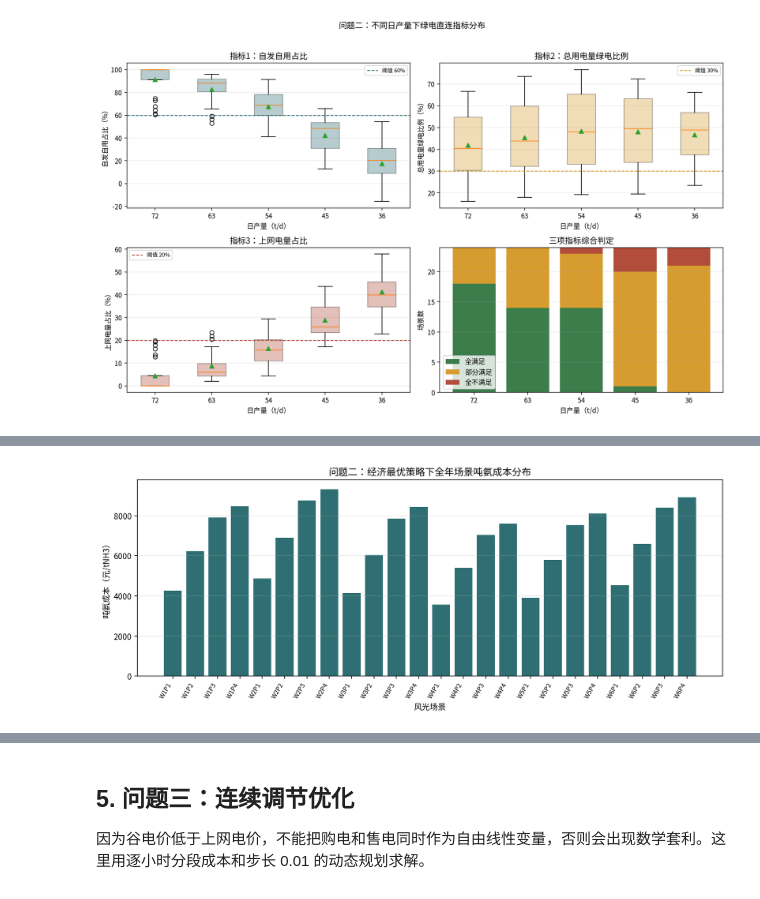
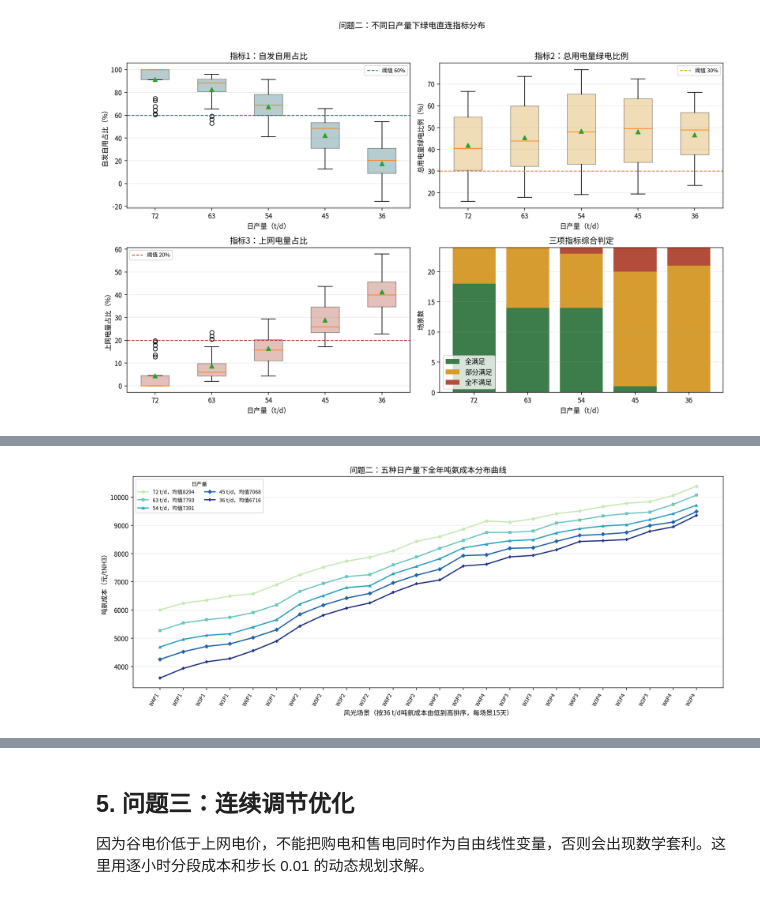
Before and after one commit to wurldwen/---, a Jupyter notebook: A题第1-4题计算代码.ipynb, the cells around one changed output, grey strips where cells are left out. Saved outputs shown, nothing was run; the diff lists cells and outputs as text; code cells hidden in the pictures.

```diff
--- a/A题第1-4题计算代码.ipynb
+++ b/A题第1-4题计算代码.ipynb
@@ -596,9 +596,24 @@ q2_boxplot_outlier_summary
 q2_class = q2_df['判定'].value_counts().rename_axis('分类').reset_index(name='场景数')
 q2_class['天数'] = q2_class['场景数'] * 15
 q2_class['占比'] = q2_class['场景数'] / 24
-annual_cost_q2 = (q2_df['吨氨成本/元'] * q2_df['产量/t'] * 15).sum() / (q2_df['产量/t'] * 15).sum()
+annual_total_cost_q2 = (q2_df['吨氨成本/元'] * q2_df['产量/t'] * 15).sum()
 annual_prod_q2 = (q2_df['产量/t'] * 15).sum()
-q2_class, annual_prod_q2, annual_cost_q2
+annual_cost_q2 = annual_total_cost_q2 / annual_prod_q2
+
+q2_production_annual = (
+    q2_all_df
+    .assign(日成本=lambda df: df['吨氨成本/元'] * df['产量/t'])
+    .groupby('产量/t')
+    .agg(
+        全年产量=('产量/t', lambda s: s.iloc[0] * 24 * 15),
+        全年总成本=('日成本', lambda s: (s * 15).sum()),
+        全年平均吨氨成本=('日成本', lambda s: (s * 15).sum() / (q2_all_df.loc[s.index, '产量/t'] * 15).sum()),
+    )
+    .reset_index()
+)
+q2_production_annual.to_csv(OUT / 'q2_annual_cost_by_production.csv', index=False, encoding='utf-8-sig')
+
+q2_class, annual_prod_q2, annual_total_cost_q2, annual_cost_q2, q2_production_annual
 # %% [output]
 (     分类  场景数   天数     占比
  0  部分满足   21  315  0.875
@@ -608,13 +630,58 @@ q2_class, annual_prod_q2, annual_cost_q2
 # %%
-plt.figure(figsize=(11, 4.5), dpi=160)
-plt.bar(np.arange(len(q2_df)), q2_df['吨氨成本/元'], color='#2f6f73')
-plt.xticks(np.arange(len(q2_df)), q2_df['场景'], rotation=60, ha='right', fontsize=8)
-plt.ylabel('吨氨成本（元/tNH3）')
-plt.xlabel('风光场景')
-plt.title('问题二：经济最优策略下全年场景吨氨成本分布')
-plt.grid(axis='y', alpha=0.25)
-plt.tight_layout()
-plt.savefig(OUT / 'q2_best_cost_distribution.png')
+# 问题二（2）：每种日产量下的全年吨氨成本分布曲线。
+# 横坐标按36 t/d的吨氨成本升序排列，同时保留具体风光场景标签。
+scenario_order = (
+    q2_all_df.loc[q2_all_df['产量/t'] == 36]
+    .sort_values('吨氨成本/元')['场景']
+    .tolist()
+)
+curve_df = q2_all_df.copy()
+curve_df['场景'] = pd.Categorical(curve_df['场景'], categories=scenario_order, ordered=True)
+curve_df = curve_df.sort_values(['场景', '产量/t'])
+
+fig, ax = plt.subplots(figsize=(13.5, 5.6), dpi=160)
+colors = plt.cm.YlGnBu(np.linspace(0.25, 0.9, len(PRODUCTIONS)))
+markers = ['o', 's', '^', 'D', 'P']
+x = np.arange(1, len(scenario_order) + 1)
+for p, color, marker in zip(PRODUCTIONS, colors, markers):
+    sub = curve_df[curve_df['产量/t'] == p].set_index('场景').loc[scenario_order]
+    avg = q2_production_annual.loc[q2_production_annual['产量/t'] == p, '全年平均吨氨成本'].iloc[0]
+    ax.plot(x, sub['吨氨成本/元'], marker=marker, markersize=4, linewidth=1.8, label=f'{p} t/d，均值{avg:.0f}', color=color)
+
+ax.set_xticks(x)
+ax.set_xticklabels(scenario_order, rotation=60, ha='right', fontsize=8)
+ax.set_xlabel('风光场景（按36 t/d吨氨成本由低到高排序，每场景15天）')
+ax.set_ylabel('吨氨成本（元/tNH3）')
+ax.set_title('问题二：五种日产量下全年吨氨成本分布曲线')
+ax.grid(axis='y', alpha=0.25)
+ax.legend(title='日产量', fontsize=8, title_fontsize=8, ncol=2)
+fig.tight_layout()
+fig.savefig(OUT / 'q2_cost_distribution_curves_by_production.png', bbox_inches='tight')
 plt.show()
+
+# 逐场景最低成本策略仅作为经济最优策略补充图。
+best_plot_df = q2_df.copy()
+best_plot_df['场景'] = pd.Categorical(best_plot_df['场景'], categories=scenario_order, ordered=True)
+best_plot_df = best_plot_df.sort_values('场景')
+best_plot_df['场景序号'] = np.arange(1, len(best_plot_df) + 1)
+best_plot_df['代表天数'] = 15
+best_plot_df['场景成本/万元'] = best_plot_df['吨氨成本/元'] * best_plot_df['产量/t'] * best_plot_df['代表天数'] / 10000
+
+fig, ax = plt.subplots(figsize=(12.5, 4.8), dpi=160)
+ax.plot(best_plot_df['场景序号'], best_plot_df['吨氨成本/元'], marker='o', linewidth=2, color='#2f6f73')
+ax.axhline(annual_cost_q2, color='#b14d3a', linestyle='--', linewidth=1.5, label=f'全年加权平均 {annual_cost_q2:.0f} 元/t')
+ax.fill_between(best_plot_df['场景序号'], best_plot_df['吨氨成本/元'], annual_cost_q2, color='#2f6f73', alpha=0.12)
+ax.set_xticks(best_plot_df['场景序号'])
+ax.set_xticklabels(best_plot_df['场景'].astype(str), rotation=60, ha='right', fontsize=8)
+ax.set_xlabel('风光场景（按36 t/d吨氨成本由低到高排序，每场景15天）')
+ax.set_ylabel('吨氨成本（元/tNH3）')
+ax.set_title(f'问题二：逐场景最低成本策略成本分布（总成本 {annual_total_cost_q2/10000:.2f} 万元）')
+ax.grid(axis='y', alpha=0.25)
+ax.legend(fontsize=8)
+fig.tight_layout()
+fig.savefig(OUT / 'q2_best_cost_distribution_curve.png', bbox_inches='tight')
+plt.show()
+
+q2_production_annual
 # %% [output]
-[figure, old version]
+[figure, new version]
```
Also changed, not shown: parts of 17 cells of this notebook, 24 other files.
